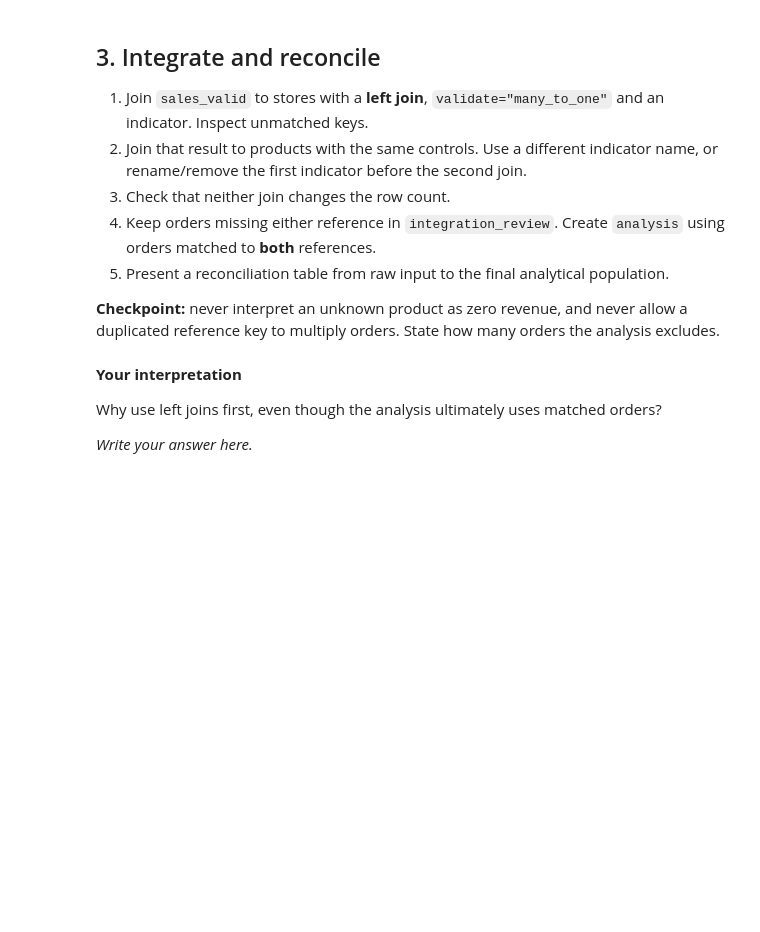
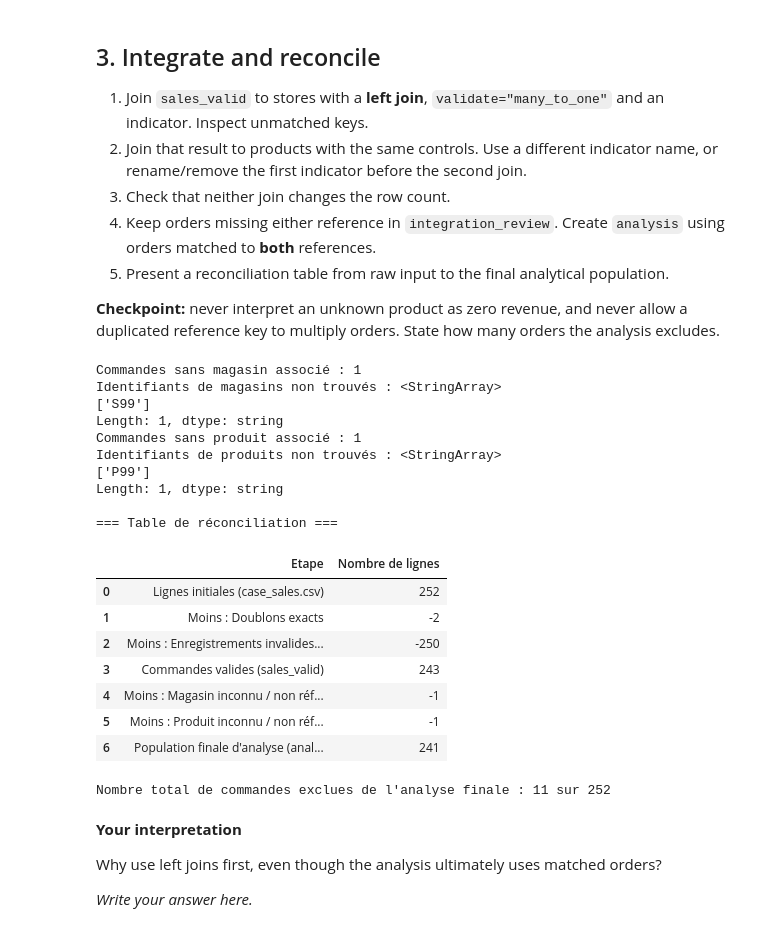
Before and after one commit to snvpey/INF4-GroupeMontagne, a Jupyter notebook: notebooks/05-Data-Integration-Case-Study.ipynb, the cells around one changed output. Saved outputs shown, nothing was run; the diff lists cells and outputs as text; code cells hidden in the pictures; blank space fills up the shorter version.

```diff
--- a/notebooks/05-Data-Integration-Case-Study.ipynb
+++ b/notebooks/05-Data-Integration-Case-Study.ipynb
@@ -233,6 +323,84 @@ Which records did you exclude, repair or keep? Why?
 # %%
 # Join the sources and audit coverage
 # Write your code here.
+sales_stores = pd.merge(
+    sales_valid,
+    stores_clean,
+    on='store_id',
+    how='left',
+    validate='many_to_one',
+    indicator='_merge_store'
+)
+
+unmatched_stores = sales_stores[sales_stores['_merge_store'] == 'left_only']
+print(f"Commandes sans magasin associé : {len(unmatched_stores)}")
+if len(unmatched_stores) > 0:
+    print("Identifiants de magasins non trouvés :", unmatched_stores['store_id'].unique())
+
+sales_stores_no_ind = sales_stores.drop(columns=['_merge_store'])
+
+sales_full = pd.merge(
+    sales_stores_no_ind,
+    products_clean,
+    on='product_id',
+    how='left',
+    validate='many_to_one',
+    indicator='_merge_product'
+)
+
+unmatched_products = sales_full[sales_full['_merge_product'] == 'left_only']
+print(f"Commandes sans produit associé : {len(unmatched_products)}")
+if len(unmatched_products) > 0:
+    print("Identifiants de produits non trouvés :", unmatched_products['product_id'].unique())
+
+
+assert len(sales_stores) == len(sales_valid), "Erreur : La jointure stores a modifié le nombre de lignes !"
+assert len(sales_full) == len(sales_valid), "Erreur : La jointure products a modifié le nombre de lignes !"
+
+
+is_integrated = (sales_stores['_merge_store'] == 'both') & (sales_full['_merge_product'] == 'both')
+
+integration_review = sales_full[~is_integrated].copy()
+
+analysis = sales_full[is_integrated].copy()
+analysis = analysis.drop(columns=['_merge_product'])
+
+
+reconciliation_data = [
+    {"Etape": "Lignes initiales (case_sales.csv)", "Nombre de lignes": len(sales_raw)},
+    {"Etape": "Moins : Doublons exacts", "Nombre de lignes": -exact_duplicates_sales},
+    {"Etape": "Moins : Enregistrements invalides (sales_review)", "Nombre de lignes": -len(sales_review)},
+    {"Etape": "Commandes valides (sales_valid)", "Nombre de lignes": len(sales_valid)},
+    {"Etape": "Moins : Magasin inconnu / non référencé", "Nombre de lignes": -len(sales_full[sales_stores['_merge_store'] == 'left_only'])},
+    {"Etape": "Moins : Produit inconnu / non référencé", "Nombre de lignes": -len(sales_full[sales_full['_merge_product'] == 'left_only'])},
+    {"Etape": "Population finale d'analyse (analysis)", "Nombre de lignes": len(analysis)}
+]
+
+reconciliation = pd.DataFrame(reconciliation_data)
+
+print("\n=== Table de réconciliation ===")
+display(reconciliation)
+print(f"\nNombre total de commandes exclues de l'analyse finale : {len(sales_raw) - len(analysis)} sur {len(sales_raw)}")
+# %% [output]
+Commandes sans magasin associé : 1
+Identifiants de magasins non trouvés : <StringArray>
+['S99']
+Length: 1, dtype: string
+Commandes sans produit associé : 1
+Identifiants de produits non trouvés : <StringArray>
+['P99']
+Length: 1, dtype: string
+
+=== Table de réconciliation ===
+|  | Etape | Nombre de lignes |
+| 0 | Lignes initiales (case_sales.csv) | 252 |
+| 1 | Moins : Doublons exacts | -2 |
+| 2 | Moins : Enregistrements invalides... | -250 |
+| 3 | Commandes valides (sales_valid) | 243 |
+| 4 | Moins : Magasin inconnu / non réf... | -1 |
+| 5 | Moins : Produit inconnu / non réf... | -1 |
+| 6 | Population finale d'analyse (anal... | 241 |
+Nombre total de commandes exclues de l'analyse finale : 11 sur 252
 # %% [markdown]
 **Your interpretation**
 
```
Also changed, not shown: parts of 1 cell of this notebook, 1 other file.
